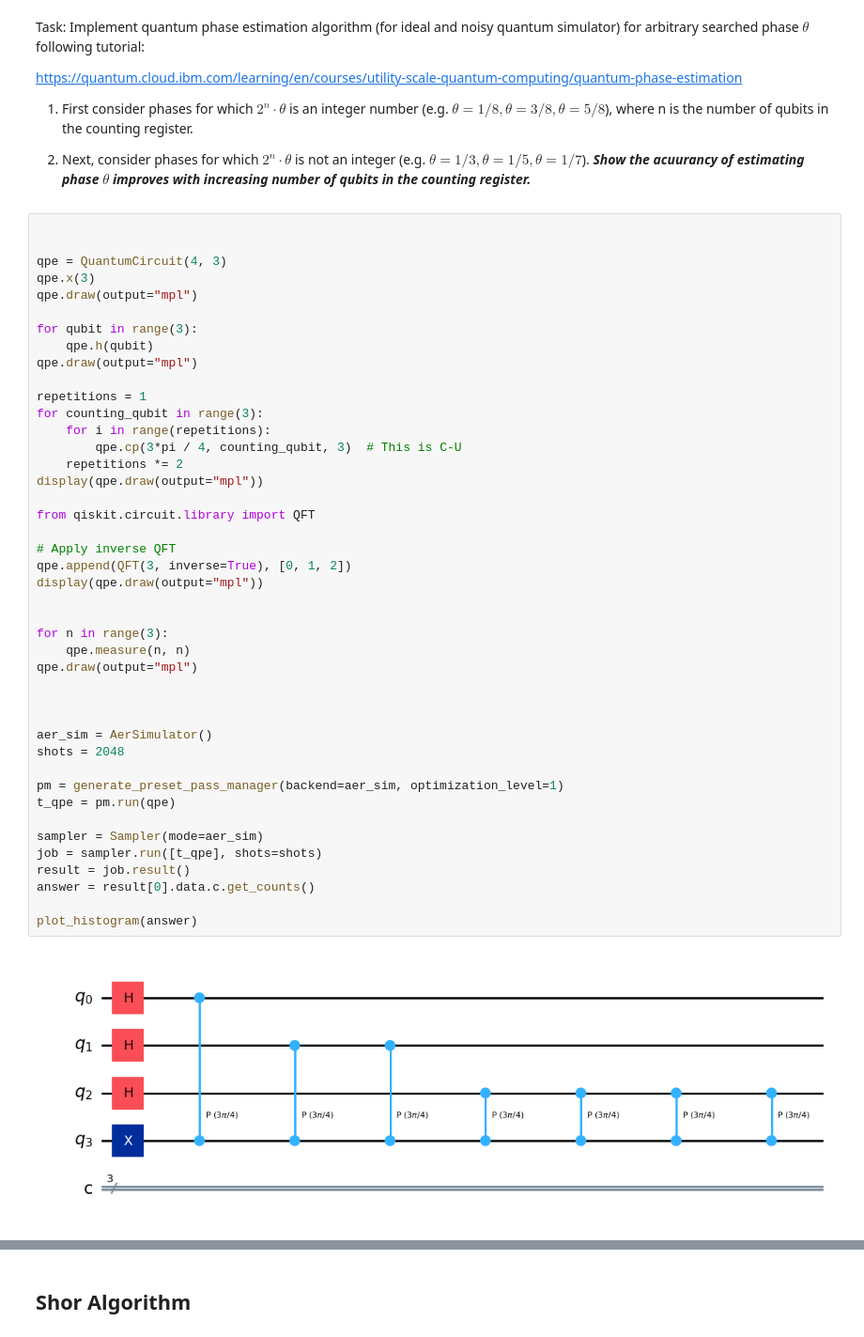
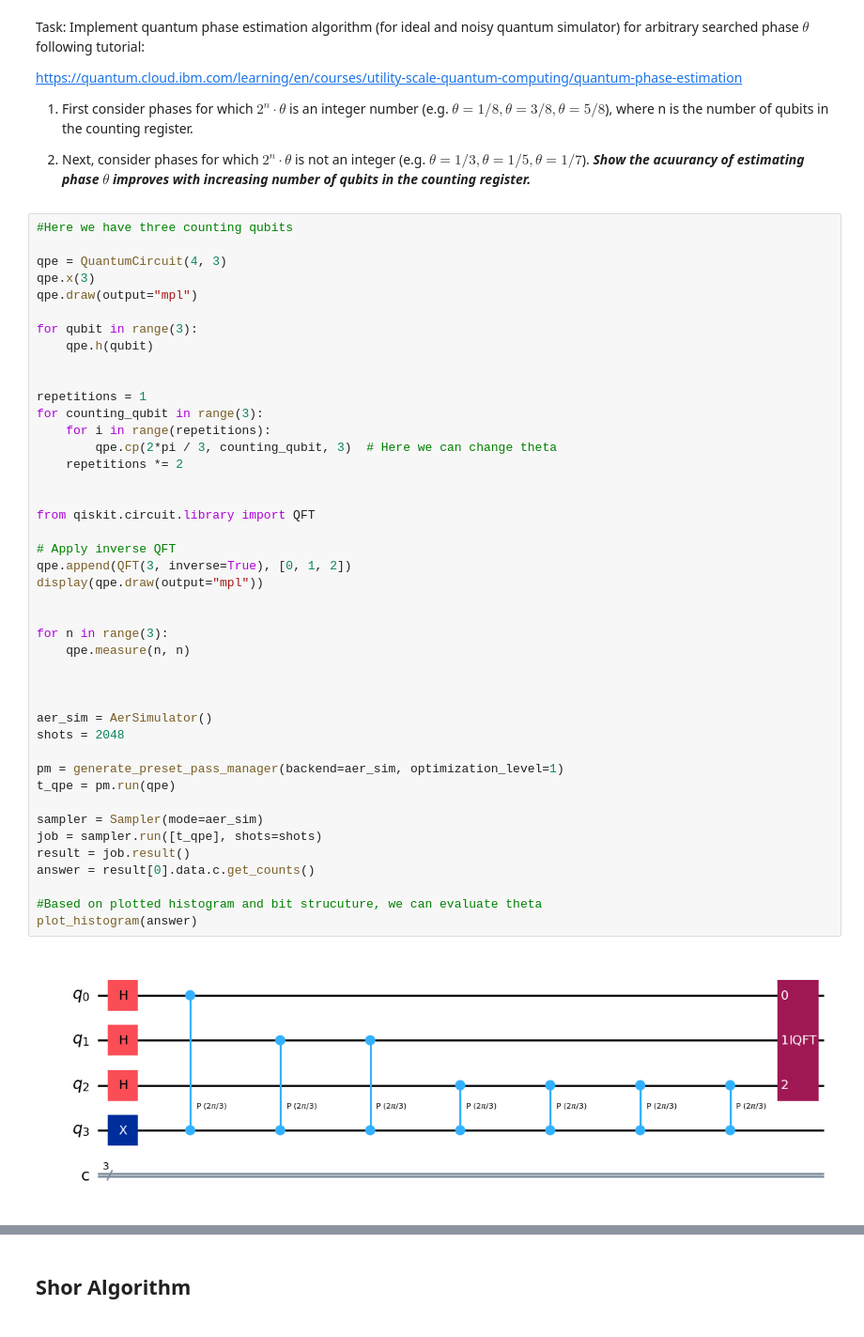
Before and after one commit to kacperpoluszejko/Quantum-Computing, a Jupyter notebook: Lab_7/07_Module_QPE_Shor_2026.ipynb, the cells around one changed output, grey strips where cells are left out. Shown at 94% size. Cells and saved outputs as stored; diff of their text form.

```diff
--- a/Lab_7/07_Module_QPE_Shor_2026.ipynb
+++ b/Lab_7/07_Module_QPE_Shor_2026.ipynb
@@ -108,7 +108,7 @@ https://quantum.cloud.ibm.com/learning/en/courses/utility-scale-quantum-computin
 
 2. Next, consider phases for which $2^n \cdot \theta$ is not an integer (e.g. $\theta=1/3, \theta=1/5, \theta=1/7$). ***Show the acuurancy of estimating phase $\theta$ improves with increasing number of qubits  in the counting register.***
 # %%
-
+#Here we have three counting qubits
 
 qpe = QuantumCircuit(4, 3)
 qpe.x(3)
@@ -116,39 +116,39 @@ qpe.draw(output="mpl")
 
 for qubit in range(3):
     qpe.h(qubit)
-qpe.draw(output="mpl")
+
 
 repetitions = 1
 for counting_qubit in range(3):
     for i in range(repetitions):
-        qpe.cp(3*pi / 4, counting_qubit, 3)  # This is C-U
+        qpe.cp(2*pi / 3, counting_qubit, 3)  # Here we can change theta
     repetitions *= 2
-display(qpe.draw(output="mpl"))
+
 
 from qiskit.circuit.library import QFT
 
 # Apply inverse QFT
 qpe.append(QFT(3, inverse=True), [0, 1, 2])
 display(qpe.draw(output="mpl"))
 
 
 for n in range(3):
     qpe.measure(n, n)
-qpe.draw(output="mpl")
 
 
 
 aer_sim = AerSimulator()
 shots = 2048
 
 pm = generate_preset_pass_manager(backend=aer_sim, optimization_level=1)
 t_qpe = pm.run(qpe)
 
 sampler = Sampler(mode=aer_sim)
 job = sampler.run([t_qpe], shots=shots)
 result = job.result()
 answer = result[0].data.c.get_counts()
 
+#Based on plotted histogram and bit strucuture, we can evaluate theta
 plot_histogram(answer)
 # %% [output]
-[figure, old version]
+[figure, new version]
```
Also changed, not shown: parts of 1 cell of this notebook, 1 other file.
